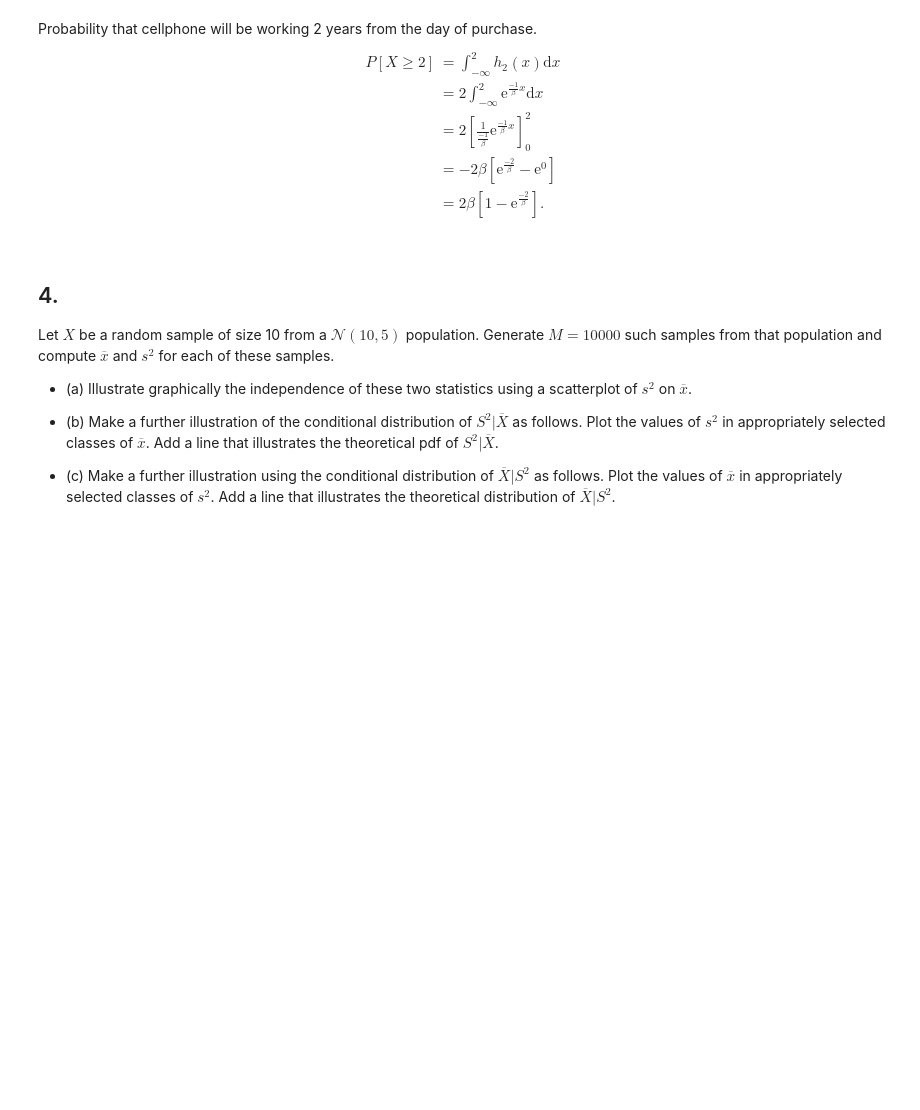
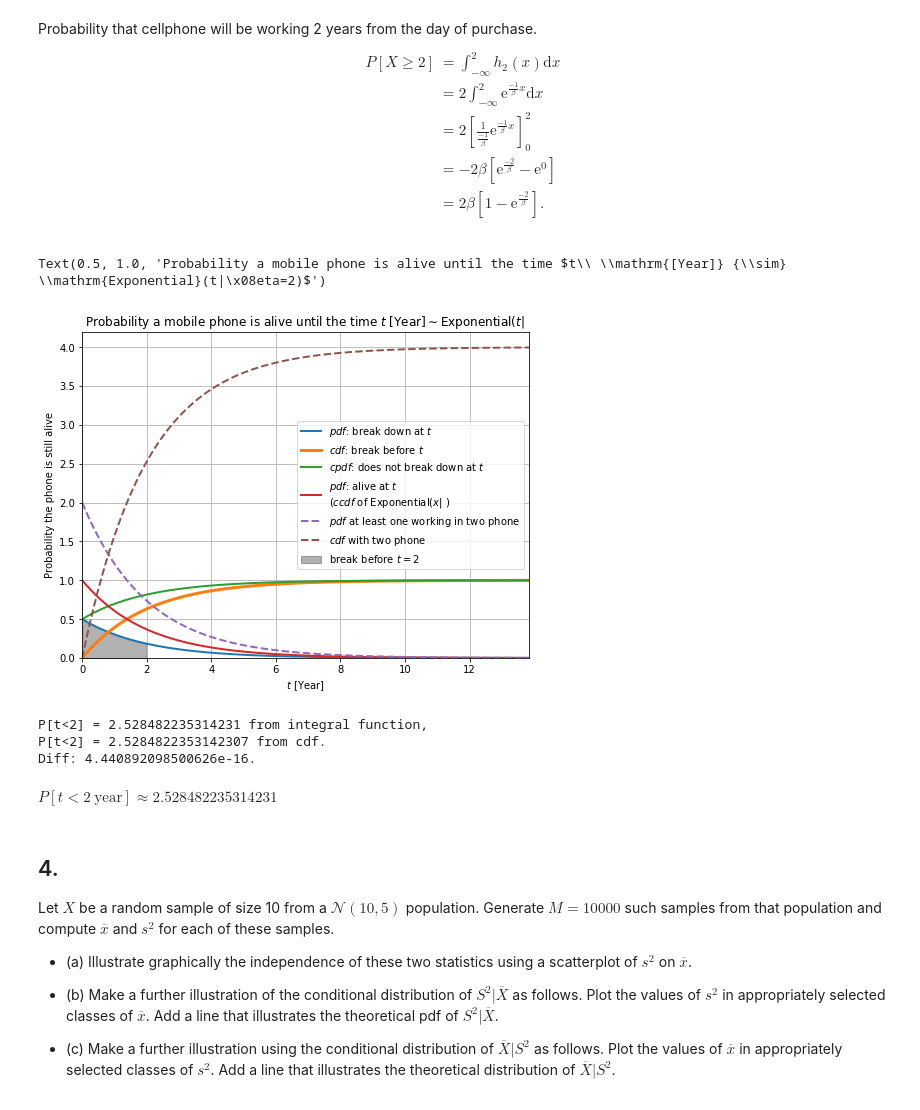
Before and after one commit to indiaki1o/ISI2, a Jupyter notebook: EX2/EX02.ipynb, the cells around one changed output. Saved outputs shown, nothing was run; the diff lists cells and outputs as text; code cells hidden in the pictures; blank space fills up the shorter version.

Commit message:
ex2: 3.c. calculate prob(t<2year), and illustrate cumulative dist.

```diff
--- a/EX2/EX02.ipynb
+++ b/EX2/EX02.ipynb
@@ -672,6 +608,69 @@ P[X{\ge}2]
 %-------------------------
 \end{align*}
 $$
+# %%
+expon = scipy.stats.expon(scale=2)
+xrange = (0,15)
+X_t  = np.linspace(xrange[0],xrange[1],1000)
+prob = expon.pdf(X_t)
+# prob_2phone = 2*expon.pdf(X_t)
+cumul_prob = expon.cdf(X_t)
+p_zero = np.zeros(X_t.shape)
+
+#%
+prob_alive = lambda t,b: np.e**(-1/b*t)
+prob_2phone = lambda t,b: 2*prob_alive(t,b)
+cumul_alive_2phone = lambda t,b: 2*b*(1 - np.e**(-1/b*t))
+#%
+fig_ = plt.figure(figsize=(8,6))
+ax_  = plt.subplot(111)
+lin_pdf = ax_.plot(X_t, prob, linewidth=2,
+                   label="$pdf$: break down at $t$")
+lin_cdf = ax_.plot(X_t, cumul_prob, linewidth=3,
+                     label="$cdf$: break before $t$")
+lin_cpdf = ax_.plot(X_t, 1-prob, linewidth=2,
+                   label="$cpdf$: does not break down at $t$")
+fill_    = ax_.fill_between(X_t, p_zero, prob, where=X_t<=2,
+                            color="k", alpha=0.3,
+                            label="break before $t=2$")
+# fill_    = ax_.fill_between(X_t, np.ones(X_t.shape), prob, where=X_t<=2,
+#                             color="red", alpha=0.3,
+#                             label="Break down before $t=2$")
+lin_pdf = ax_.plot(X_t, prob_alive(X_t,2), linewidth=2,
+                   label="$pdf$: alive at $t$ \n($ccdf$ of $\mathrm{Exponential}(x|{\beta})$ )")
+lin_pdf2 = ax_.plot(X_t, prob_2phone(X_t,2), linewidth=2, linestyle="--",
+                   label="$pdf$ at least one working in two phone")
+lin_cdf2 = ax_.plot(X_t, cumul_alive_2phone(X_t,2), linewidth=2, linestyle="--",
+                     label="$cdf$ with two phone")
+#%
+ax_.grid(True)
+ax_.legend()
+ax_.axes.set_xlabel("$ t {\ } \mathrm{[Year]} $")
+ax_.axes.set_ylabel("Probability the phone is still alive")
+xend=np.where(cumul_prob>0.999)[0][0]
+ax_.axes.set_xlim(xrange[0],X_t[xend])
+ax_.axes.set_ylim(0,)
+ax_.axes.set_title("Probability a mobile phone is alive until the time $t\ \mathrm{[Year]} {\sim} \mathrm{Exponential}(t|\beta=2)$")
+# %% [output]
+Text(0.5, 1.0, 'Probability a mobile phone is alive until the time $t\\ \\mathrm{[Year]} {\\sim} \\mathrm{Exponential}(t|\x08eta=2)$')
+[figure, added]
+# %%
+# from integral (scipy.integrate)
+cumul_tle2 = scipy.integrate.quad(lambda t: prob_2phone(t,2), 0, 2)
+p_tle2_integral = cumul_tle2[0]
+
+# from cdf
+p_tle2_cdf = cumul_alive_2phone(2,2)
+
+#
+print("P[t<2] = {0:} from integral function,\nP[t<2] = {1:} from cdf.".format(p_tle2_integral, p_tle2_cdf))
+print("Diff: {}.".format(abs(p_tle2_integral - p_tle2_cdf)) )
+# %% [output]
+P[t<2] = 2.528482235314231 from integral function,
+P[t<2] = 2.5284822353142307 from cdf.
+Diff: 4.440892098500626e-16.
+# %% [markdown]
+$P[t<2\ \mathrm{year}] \approx 2.528482235314231$
 # %% [markdown]
 ## 4.
 Let $X$ be a random sample of size 10 from a $\mathcal{N}(10, 5)$ population. Generate $M = 10000$ such samples from that population and compute $\overline{x}$ and $s^2$ for each of these samples.
```
Also changed, not shown: parts of 4 cells of this notebook.
